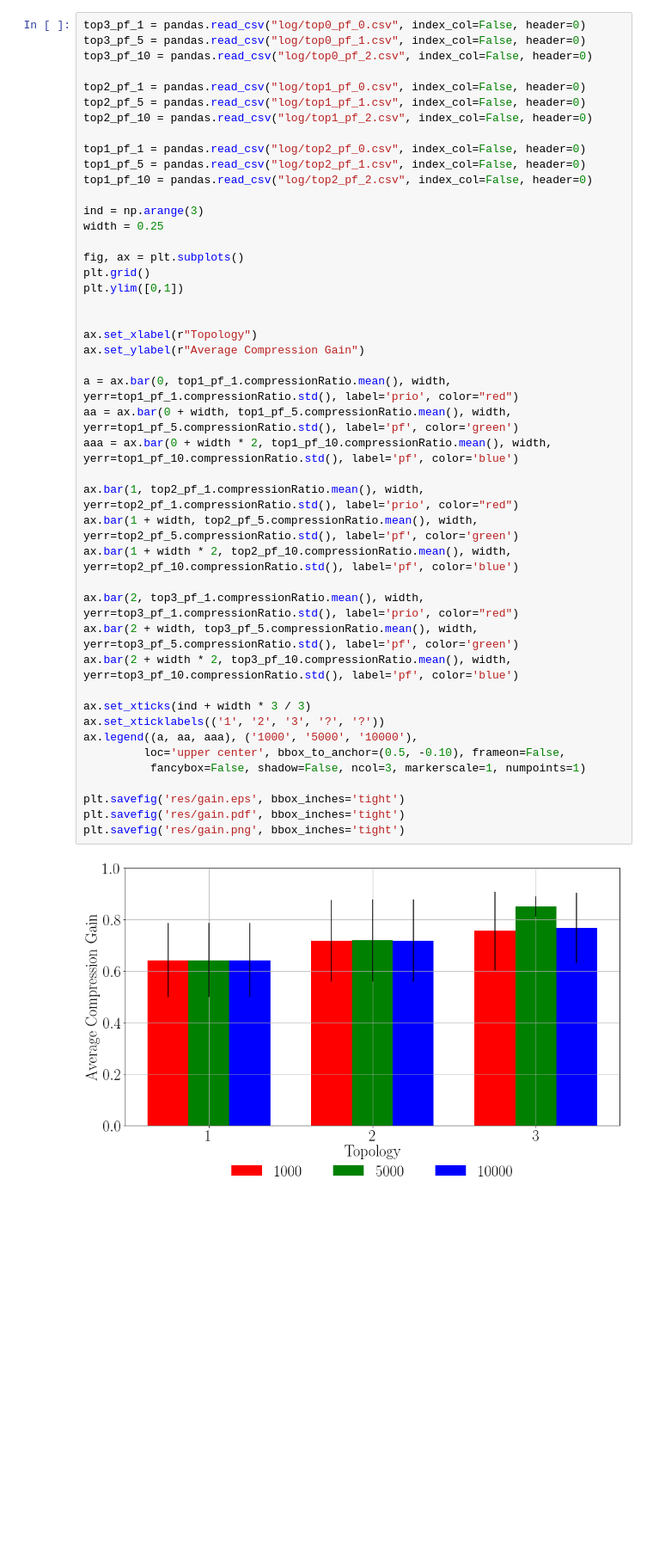
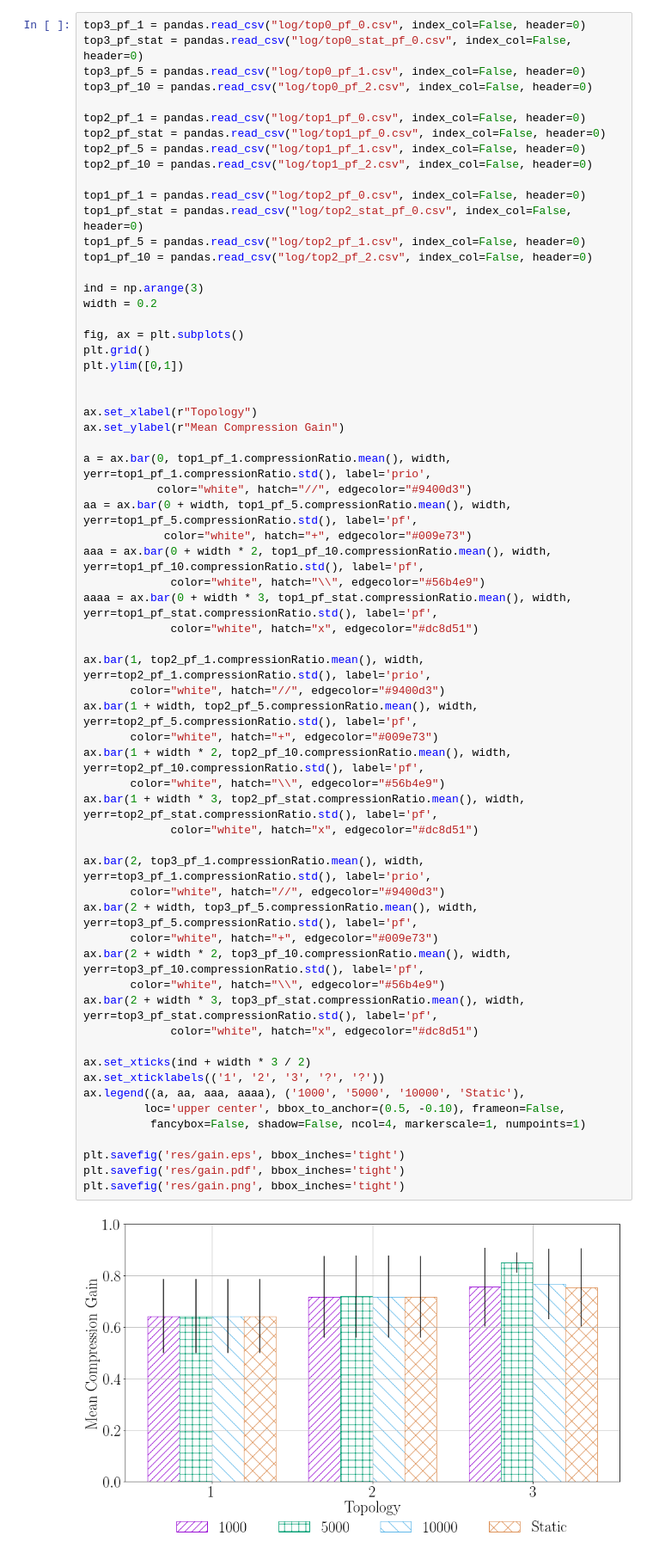
Before and after one commit to tsokalo/SimpleNetSim, a Jupyter notebook: comp/compression.ipynb, the cells around one changed output. Shown: that part at 86% size. Cells and saved outputs as stored; diff of their text form; blank space fills up the shorter version.

```diff
--- a/comp/compression.ipynb
+++ b/comp/compression.ipynb
@@ -373,47 +407,65 @@ plt.savefig('res/pf.png', bbox_inches='tight')
 # %%
 top3_pf_1 = pandas.read_csv("log/top0_pf_0.csv", index_col=False, header=0)
+top3_pf_stat = pandas.read_csv("log/top0_stat_pf_0.csv", index_col=False, header=0)
 top3_pf_5 = pandas.read_csv("log/top0_pf_1.csv", index_col=False, header=0)
 top3_pf_10 = pandas.read_csv("log/top0_pf_2.csv", index_col=False, header=0)
 
 top2_pf_1 = pandas.read_csv("log/top1_pf_0.csv", index_col=False, header=0)
+top2_pf_stat = pandas.read_csv("log/top1_pf_0.csv", index_col=False, header=0)
 top2_pf_5 = pandas.read_csv("log/top1_pf_1.csv", index_col=False, header=0)
 top2_pf_10 = pandas.read_csv("log/top1_pf_2.csv", index_col=False, header=0)
 
 top1_pf_1 = pandas.read_csv("log/top2_pf_0.csv", index_col=False, header=0)
+top1_pf_stat = pandas.read_csv("log/top2_stat_pf_0.csv", index_col=False, header=0)
 top1_pf_5 = pandas.read_csv("log/top2_pf_1.csv", index_col=False, header=0)
 top1_pf_10 = pandas.read_csv("log/top2_pf_2.csv", index_col=False, header=0)
 
 ind = np.arange(3)
-width = 0.25
+width = 0.2
 
 fig, ax = plt.subplots()
 plt.grid()
 plt.ylim([0,1])
 
 
 ax.set_xlabel(r"Topology")
-ax.set_ylabel(r"Average Compression Gain")
+ax.set_ylabel(r"Mean Compression Gain")
 
-a = ax.bar(0, top1_pf_1.compressionRatio.mean(), width, yerr=top1_pf_1.compressionRatio.std(), label='prio', color="red")
-aa = ax.bar(0 + width, top1_pf_5.compressionRatio.mean(), width, yerr=top1_pf_5.compressionRatio.std(), label='pf', color='green')
-aaa = ax.bar(0 + width * 2, top1_pf_10.compressionRatio.mean(), width, yerr=top1_pf_10.compressionRatio.std(), label='pf', color='blue')
+a = ax.bar(0, top1_pf_1.compressionRatio.mean(), width, yerr=top1_pf_1.compressionRatio.std(), label='prio',
+           color="white", hatch="//", edgecolor="#9400d3")
+aa = ax.bar(0 + width, top1_pf_5.compressionRatio.mean(), width, yerr=top1_pf_5.compressionRatio.std(), label='pf',
+            color="white", hatch="+", edgecolor="#009e73")
+aaa = ax.bar(0 + width * 2, top1_pf_10.compressionRatio.mean(), width, yerr=top1_pf_10.compressionRatio.std(), label='pf',
+             color="white", hatch="\\", edgecolor="#56b4e9")
+aaaa = ax.bar(0 + width * 3, top1_pf_stat.compressionRatio.mean(), width, yerr=top1_pf_stat.compressionRatio.std(), label='pf',
+             color="white", hatch="x", edgecolor="#dc8d51")
 
-ax.bar(1, top2_pf_1.compressionRatio.mean(), width, yerr=top2_pf_1.compressionRatio.std(), label='prio', color="red")
-ax.bar(1 + width, top2_pf_5.compressionRatio.mean(), width, yerr=top2_pf_5.compressionRatio.std(), label='pf', color='green')
-ax.bar(1 + width * 2, top2_pf_10.compressionRatio.mean(), width, yerr=top2_pf_10.compressionRatio.std(), label='pf', color='blue')
+ax.bar(1, top2_pf_1.compressionRatio.mean(), width, yerr=top2_pf_1.compressionRatio.std(), label='prio',
+       color="white", hatch="//", edgecolor="#9400d3")
+ax.bar(1 + width, top2_pf_5.compressionRatio.mean(), width, yerr=top2_pf_5.compressionRatio.std(), label='pf',
+       color="white", hatch="+", edgecolor="#009e73")
+ax.bar(1 + width * 2, top2_pf_10.compressionRatio.mean(), width, yerr=top2_pf_10.compressionRatio.std(), label='pf',
+       color="white", hatch="\\", edgecolor="#56b4e9")
+ax.bar(1 + width * 3, top2_pf_stat.compressionRatio.mean(), width, yerr=top2_pf_stat.compressionRatio.std(), label='pf',
+             color="white", hatch="x", edgecolor="#dc8d51")
 
-ax.bar(2, top3_pf_1.compressionRatio.mean(), width, yerr=top3_pf_1.compressionRatio.std(), label='prio', color="red")
-ax.bar(2 + width, top3_pf_5.compressionRatio.mean(), width, yerr=top3_pf_5.compressionRatio.std(), label='pf', color='green')
-ax.bar(2 + width * 2, top3_pf_10.compressionRatio.mean(), width, yerr=top3_pf_10.compressionRatio.std(), label='pf', color='blue')
+ax.bar(2, top3_pf_1.compressionRatio.mean(), width, yerr=top3_pf_1.compressionRatio.std(), label='prio',
+       color="white", hatch="//", edgecolor="#9400d3")
+ax.bar(2 + width, top3_pf_5.compressionRatio.mean(), width, yerr=top3_pf_5.compressionRatio.std(), label='pf',
+       color="white", hatch="+", edgecolor="#009e73")
+ax.bar(2 + width * 2, top3_pf_10.compressionRatio.mean(), width, yerr=top3_pf_10.compressionRatio.std(), label='pf',
+       color="white", hatch="\\", edgecolor="#56b4e9")
+ax.bar(2 + width * 3, top3_pf_stat.compressionRatio.mean(), width, yerr=top3_pf_stat.compressionRatio.std(), label='pf',
+             color="white", hatch="x", edgecolor="#dc8d51")
 
-ax.set_xticks(ind + width * 3 / 3)
+ax.set_xticks(ind + width * 3 / 2)
 ax.set_xticklabels(('1', '2', '3', '?', '?'))
-ax.legend((a, aa, aaa), ('1000', '5000', '10000'),
+ax.legend((a, aa, aaa, aaaa), ('1000', '5000', '10000', 'Static'),
          loc='upper center', bbox_to_anchor=(0.5, -0.10), frameon=False,
-          fancybox=False, shadow=False, ncol=3, markerscale=1, numpoints=1)
+          fancybox=False, shadow=False, ncol=4, markerscale=1, numpoints=1)
 
 plt.savefig('res/gain.eps', bbox_inches='tight')
 plt.savefig('res/gain.pdf', bbox_inches='tight')
 plt.savefig('res/gain.png', bbox_inches='tight')
 # %% [output]
-[figure, old version]
+[figure, new version]
```
Also changed, not shown: parts of 3 cells of this notebook, 42 other files.
